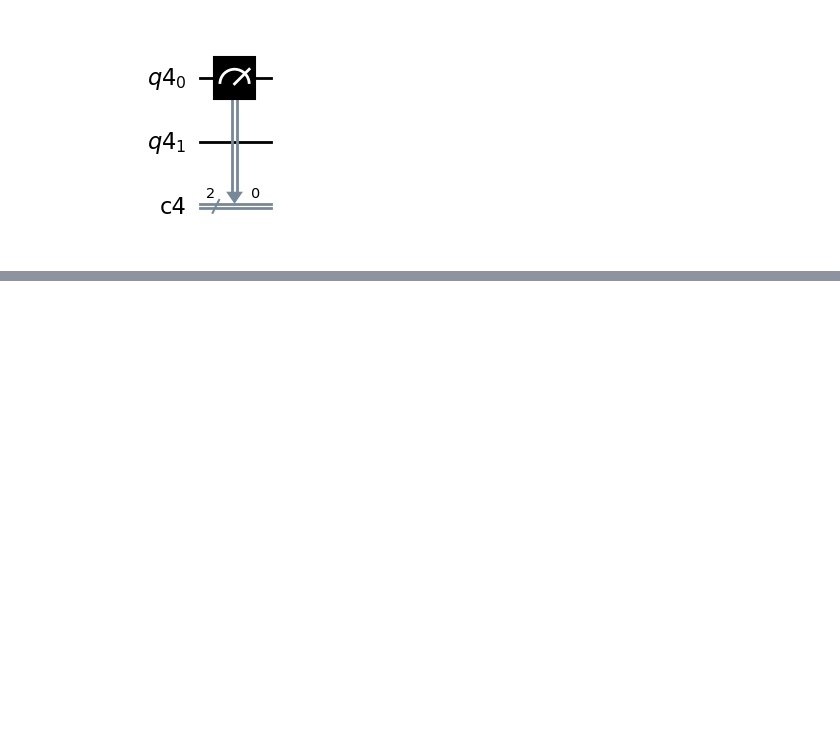
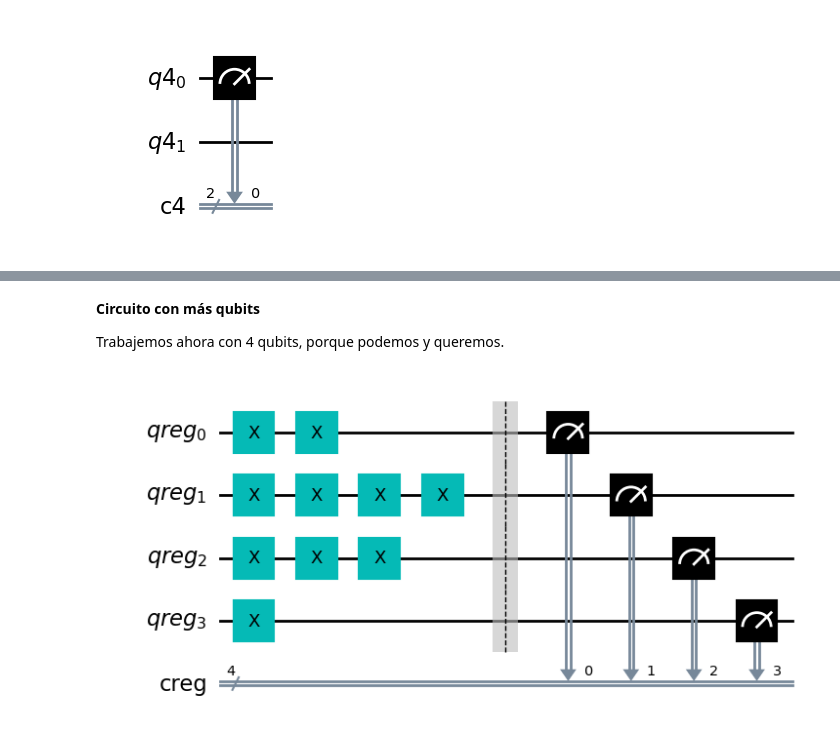
Before and after one commit to JoulesCH/computacion-cuantica, a Jupyter notebook: Charla-CIC Computación Cuántica.ipynb, the cells around one changed output, grey strips where cells are left out. Drawn from its saved outputs; the diff is of its cells as text; code cells hidden in the pictures; blank space fills up the shorter version.

```diff
--- a/Charla-CIC Computación Cuántica.ipynb
+++ b/Charla-CIC Computación Cuántica.ipynb
@@ -826,0 +860,40 @@ Cuando creamos un qubit, y lo medimos, el resultado se almacena en un bit clási
+# %% [markdown]
+**Circuito con más qubits**
+
+Trabajemos ahora con 4 qubits, porque podemos y queremos.
+# %%
+# importamos todos los objetos y métodos que usaremos
+from qiskit import QuantumRegister, ClassicalRegister, QuantumCircuit
+
+q2 = QuantumRegister(4,"qreg")
+c2 = ClassicalRegister(4,"creg")
+qc2 = QuantumCircuit(q2,c2)
+
+# aplicamos la compuerta NOT al primer qubit dos veces
+qc2.x(q2[0])
+qc2.x(q2[0])
+
+# aplicamos la compuerta NOT al cuarto qubit una vez
+qc2.x(q2[3])
+
+# aplicamos la compuerta NOT al tercer qubit tres veces
+qc2.x(q2[2])
+qc2.x(q2[2])
+qc2.x(q2[2])
+
+# aplicamos la compuerta NOT al segundo qubit cuatro veces
+qc2.x(q2[1])
+qc2.x(q2[1])
+qc2.x(q2[1])
+qc2.x(q2[1])
+
+# definimos barrier para visualizar
+qc2.barrier()
+
+# Si los resultados son los mismos, medimos todo en una sola línea
+qc2.measure(q2,c2)
+
+# dibujamos el sistema con ayuda de matplotlib
+qc2.draw(output='mpl')
+# %% [output]
+[figure, added]
```
Also changed, not shown: parts of 11 cells of this notebook.
